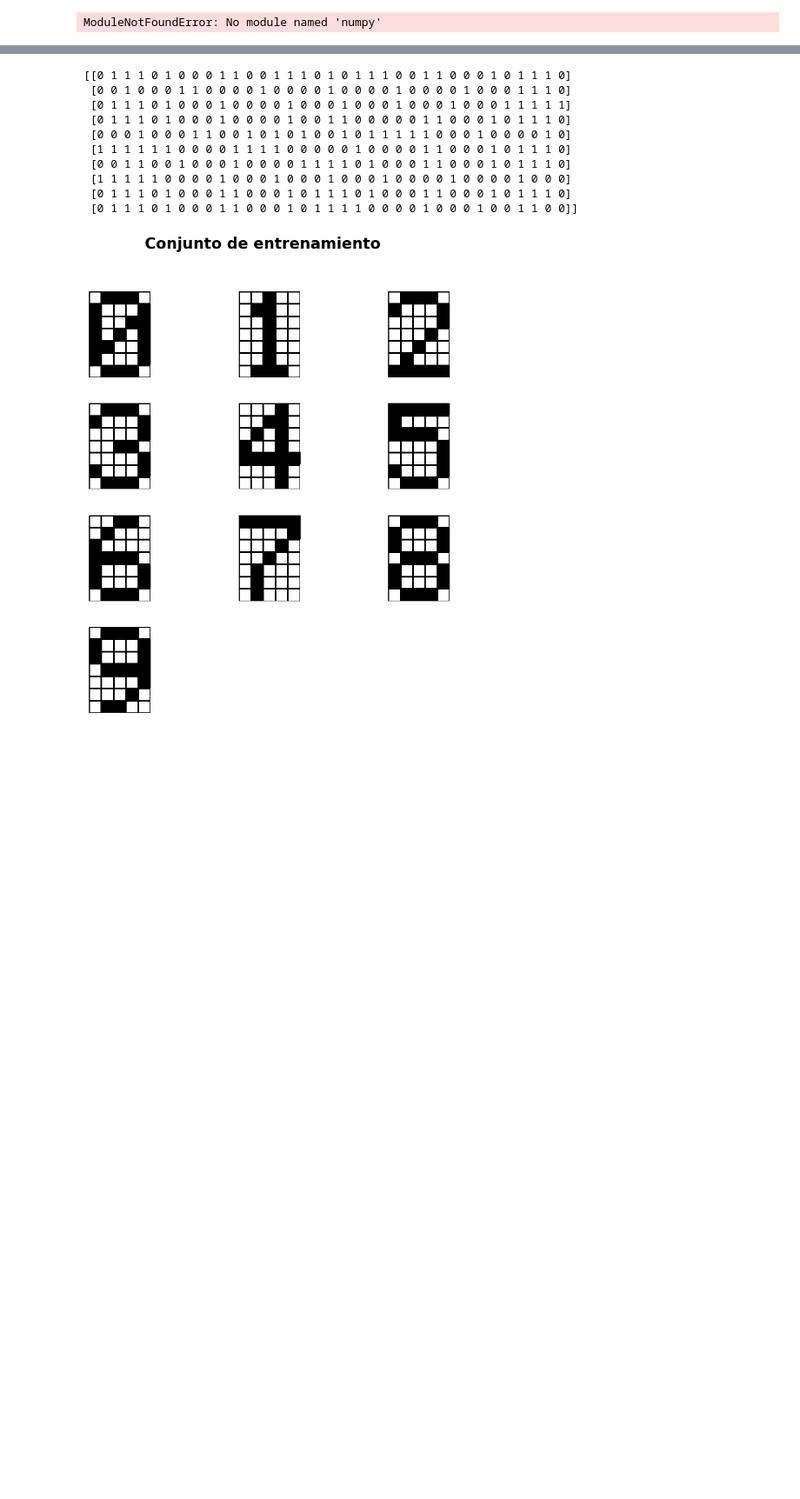
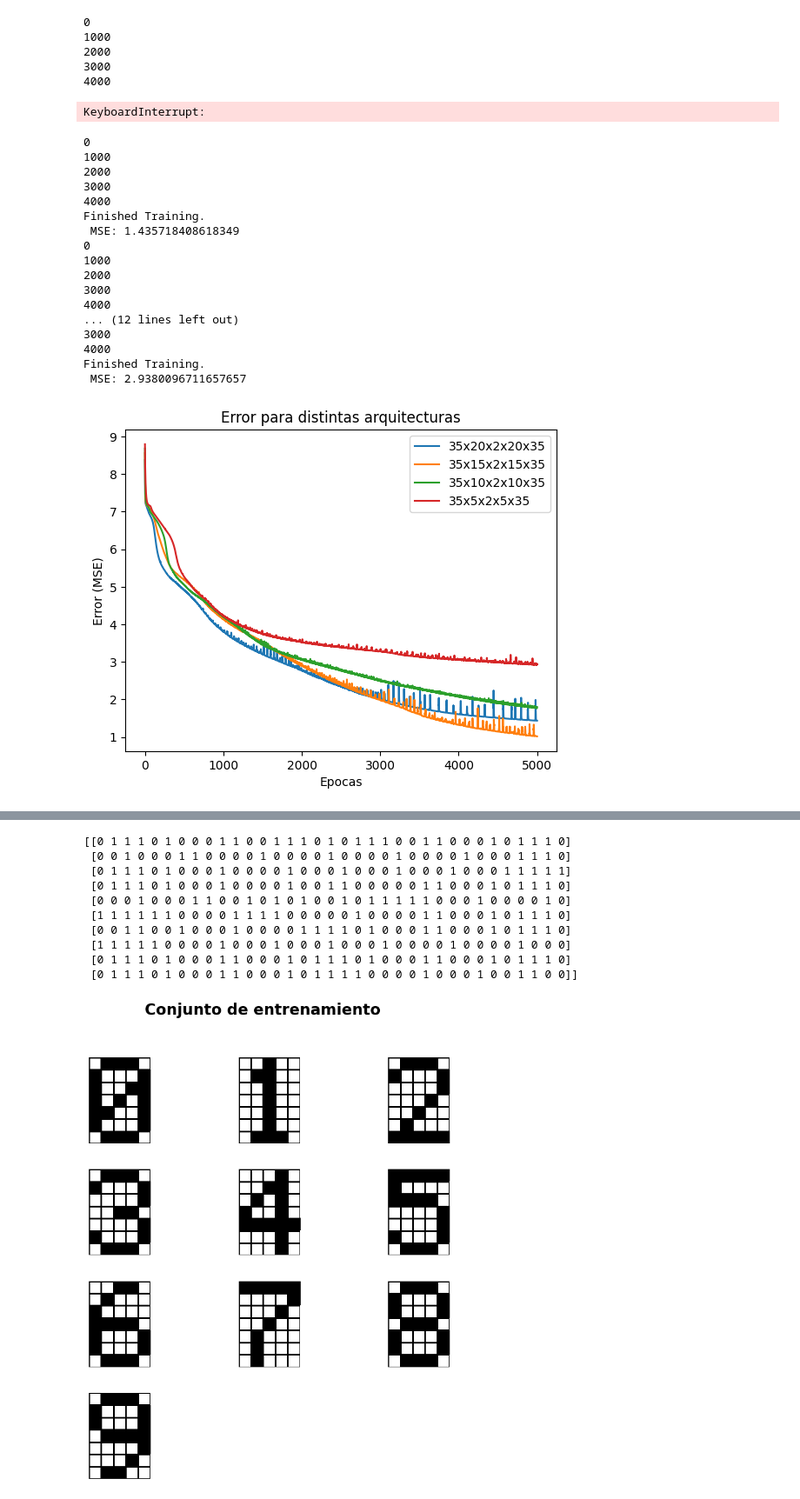
Before and after one commit to dariopenialoza/sistemasia-tp5, a Jupyter notebook: linear.ipynb, the cells around one changed output, grey strips where cells are left out. Shown at 87% size. Saved outputs shown, nothing was run; the diff lists cells and outputs as text; code cells hidden in the pictures; blank space fills up the shorter version.

```diff
--- a/linear.ipynb
+++ b/linear.ipynb
@@ -30,52 +30,74 @@ colors = ['blue', 'green', 'red', 'orange']
 
 fig, ax = plt.subplots()
 for i, arquitectura in enumerate(OPTIMIZACIONES):
-    ax.plot(range(arr_of_epochs[i]), arr_of_errors[i], color=colors[i], label=f"{OPTIMIZACIONES[i]}")
-ax.set_title('Evaluacion del error para distintas optimizaciones')
+    ax.plot(range(arr_of_epochs[i]), arr_of_errors[i],  label=f"{OPTIMIZACIONES[i]}")
+ax.set_title('Error para distintas optimizaciones')
 ax.set_xlabel('Epocas')
 ax.set_ylabel('Error (MSE)')
-ax.legend(loc='best', bbox_to_anchor=(1.2, 1.0))
+ax.legend(loc='best' )
 plt.show()
 # %% [output]
-ModuleNotFoundError: No module named 'numpy'
+0
+1000
+2000
+3000
+4000
+KeyboardInterrupt:
 # %%
 import json
 from src.utils import DataConfig
 from src.autoencoder import Autoencoder
 from src.plots import *
 from data.font import _font_3
 
 with open('./config_denoising.json', 'r') as f:
     data_config = json.load(f)
 
 c = DataConfig(data_config, _font_3)
 
 ARQUITECTURAS = [[20], [15], [10], [5]]
 ARQUITECTURAS_COMPLETA = ["35x20x2x20x35","35x15x2x15x35", "35x10x2x10x35", "35x5x2x5x35"]
 
 arr_of_errors = []
 arr_of_epochs = []
 for i in range(len(ARQUITECTURAS)):
     autoencoder = Autoencoder(c.input_data, c.input_data, c.latent_space_size,
                             c.learning_rate, c.bias, c.epochs, 1,
                             c.min_error, 1, ARQUITECTURAS[i],
                             c.output_activation, c.hidden_activation, c.beta,
                             c.optimizer_method, c.alpha, c.beta1, c.beta2,
                             c.epsilon)
     mse_errors, total_epochs = autoencoder.train()
     arr_of_errors.append(mse_errors)
     arr_of_epochs.append(total_epochs)
 
-colors = ['blue', 'green', 'red', 'orange']
-
 fig, ax = plt.subplots()
 for i, arquitectura in enumerate(ARQUITECTURAS):
-    ax.plot(range(arr_of_epochs[i]), arr_of_errors[i], color=colors[i], label=f"{ARQUITECTURAS_COMPLETA[i]}")
-ax.set_title('Evaluacion del error para distintas arquitecturas')
+    ax.plot(range(arr_of_epochs[i]), arr_of_errors[i],  label=f"{ARQUITECTURAS_COMPLETA[i]}")
+ax.set_title('Error para distintas arquitecturas')
 ax.set_xlabel('Epocas')
 ax.set_ylabel('Error (MSE)')
-ax.legend(loc='best', bbox_to_anchor=(1.2, 1.0))
+ax.legend(loc='best')
 plt.show()
+# %% [output]
+0
+1000
+2000
+3000
+4000
+Finished Training.
+ MSE: 1.435718408618349
+0
+1000
+2000
+3000
+4000
+... (12 lines left out)
+3000
+4000
+Finished Training.
+ MSE: 2.9380096711657657
+[figure, added]
 # %%
 import json
 from src.utils import DataConfig
```
Also changed, not shown: parts of 1 cell of this notebook, 2 other files.
